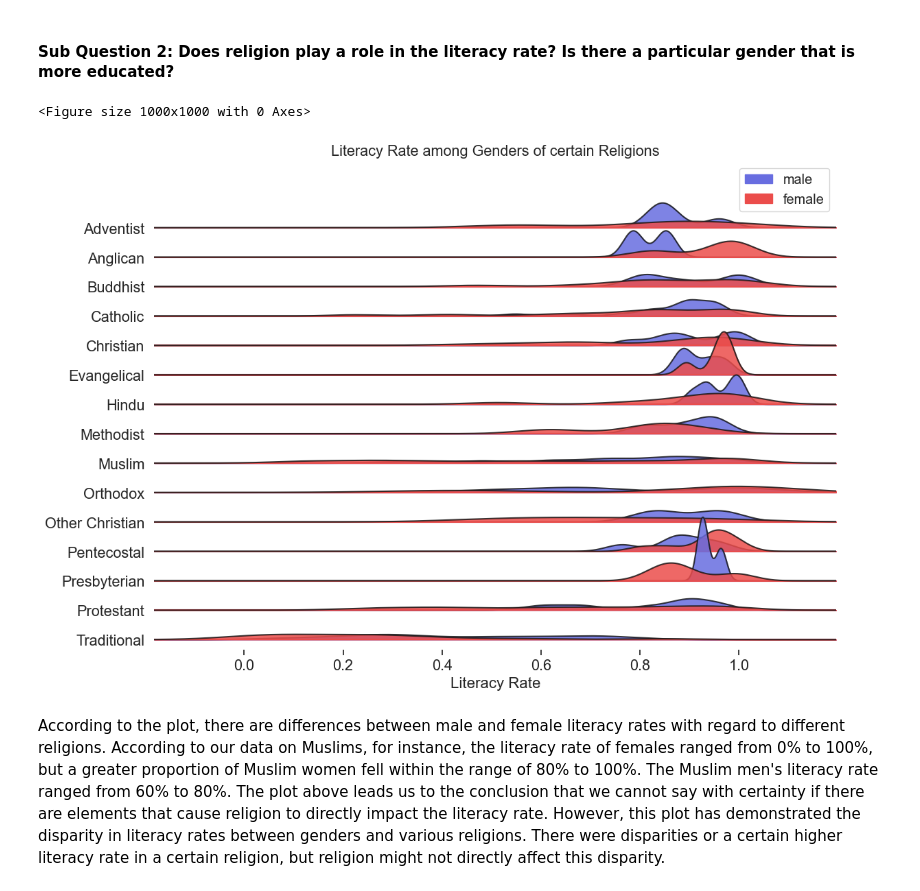
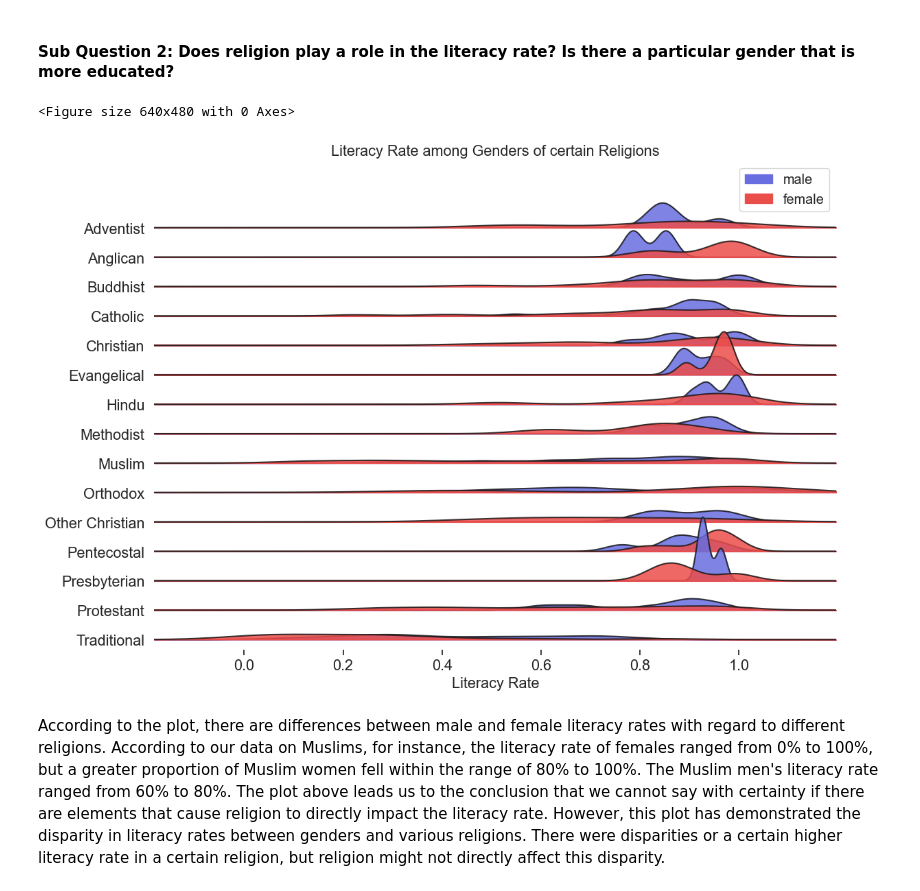
Before and after one commit to ubco-W2022T2-data301/project-group-group18, a Jupyter notebook: analysis/analysis3.ipynb, the cells around one changed output. Cells and saved outputs as stored; diff of their text form; code cells hidden in the pictures.

```diff
--- a/analysis/analysis3.ipynb
+++ b/analysis/analysis3.ipynb
@@ -59,2 +35,4 @@ Index(['iso_code', 'region_group', 'income_group', 'country', 'survey', 'year',
+# %%
+df=project_functions3.load_and_process("../data/raw/dataset_raw.csv",dtype={"Region": "oject", "Ethnicity": "object","Religion": "object","Language": "object"})
 # %% [markdown]
 #### Sub Question 1: Concerning certain regions, which gender is known to have a higher literacy rate?
@@ -90,35 +52,12 @@ From the dataset plotted above, the purpose of the various boxplots is to compar
 - For Eastern and South-eastern Asia, there was not wide gap in the medians for completion of each level. However, it was noticable the male completion reduced compared to females.
 # %% [markdown]
 #### Sub Question 2: Does religion play a role in the literacy rate? Is there a particular gender that is more educated?
-# %%
-male_df = df[df['Sex'] == 'Male'][['literacy_1524_m', 'Religion']]
-female_df = df[df['Sex'] == 'Female'][['literacy_1524_m', 'Religion']]
-
-male_df = df[df['Sex'] == 'Male'].rename(columns={'literacy_1524_m': 'male'}).dropna(subset=['Religion','male'])
-female_df = df[df['Sex'] == 'Female'].rename(columns={'literacy_1524_m': 'female'}).dropna(subset=['Religion','female'])
-
-result_df = pd.merge(male_df[['Religion','male']], female_df[['Religion','female']], how='outer', on='Religion').dropna()
-
-
-result_df = result_df.groupby('Religion').filter(lambda x: x['male'].nunique() > 1 and x['female'].nunique() > 1)
-
-
-plt.figure()
-ax,fig = joyplot(data=result_df[['male','female','Religion']],
-        by=result_df['Religion'],
-        column=['male','female'],
-        color=['#686de0','#eb4d4b'],
-        legend=True,
-        alpha = 0.85,
-        figsize=(12,8)
-                )
-plt.rc('axes', labelsize=16)
-plt.title('Literacy Rate among Genders of certain Religions')
-plt.xlabel("Literacy Rate")
-plt.show()
-# %% [output]
-<Figure size 1000x1000 with 0 Axes>
-[figure, removed]
+# %%
+result_df= project_functions3.wrangling2(df)
+project_functions3.religion(result_df)
+# %% [output]
+<Figure size 640x480 with 0 Axes>
+[figure, added]
 # %% [markdown]
 According to the plot, there are differences between male and female literacy rates with regard to different religions. According to our data on Muslims, for instance, the literacy rate of females ranged from 0% to 100%, but a greater proportion of Muslim women fell within the range of 80% to 100%. The Muslim men's literacy rate ranged from 60% to 80%. The plot above leads us to the conclusion that we cannot say with certainty if there are elements that cause religion to directly impact the literacy rate. However, this plot has demonstrated the disparity in literacy rates between genders and various religions. There were disparities or a certain higher literacy rate in a certain religion, but religion might not directly affect this disparity.
 # %% [markdown]
```
Also changed, not shown: parts of 10 cells of this notebook, 1 other file.
